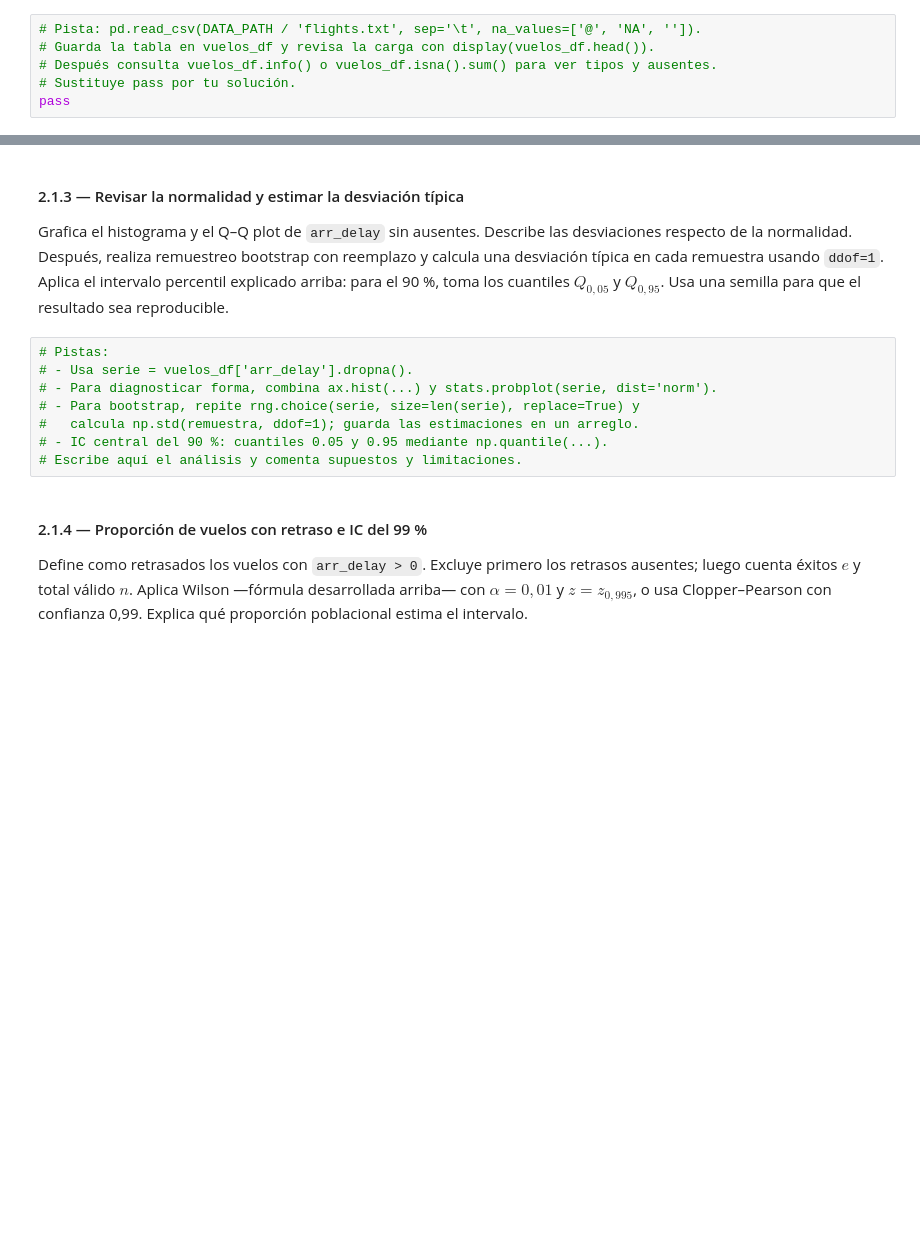
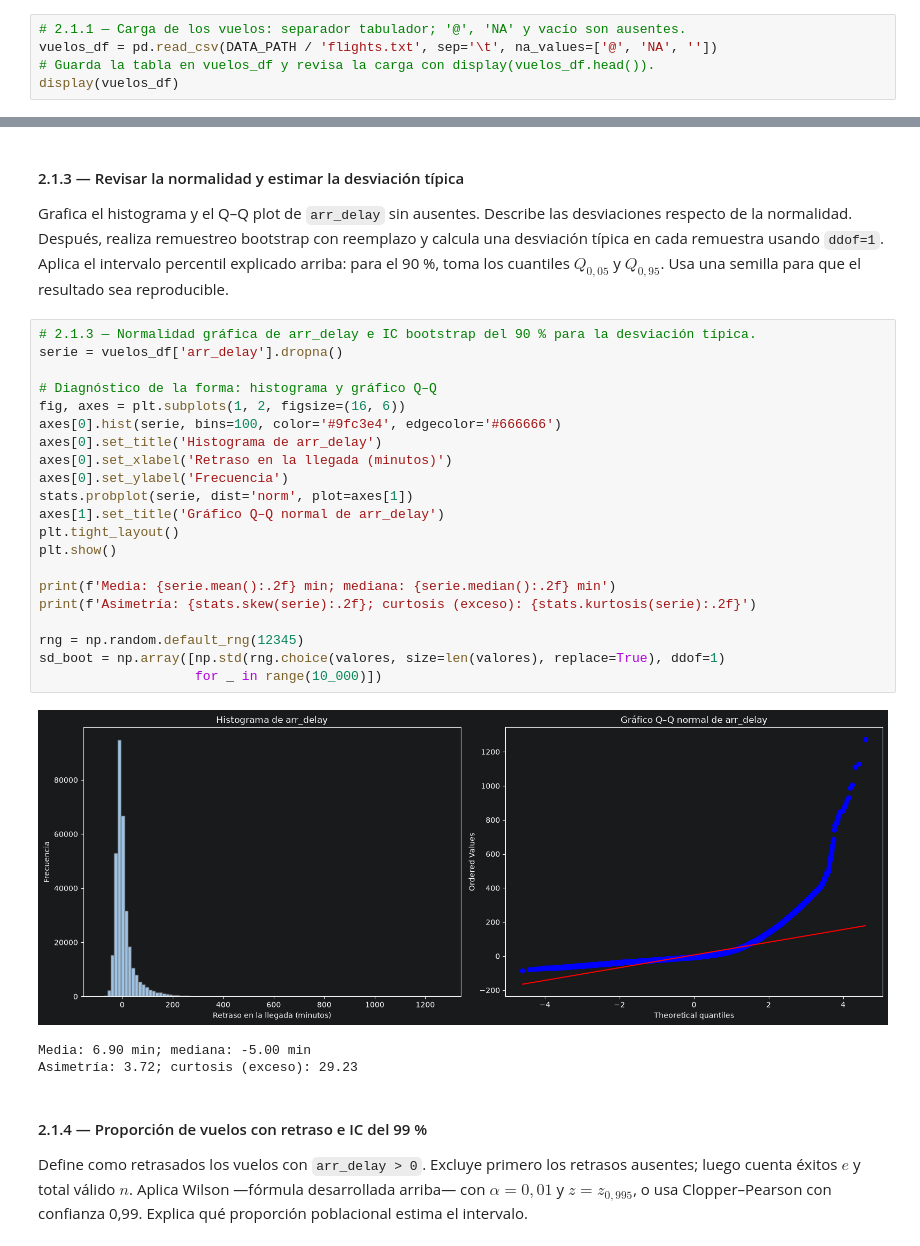
Before and after one commit to guiruha/LaSalle_Estadistica, a Jupyter notebook: sesiones/sesion2/s2_1.ipynb, the cells around one changed output, grey strips where cells are left out. Saved outputs shown, nothing was run; the diff lists cells and outputs as text; blank space fills up the shorter version.

```diff
--- a/sesiones/sesion2/s2_1.ipynb
+++ b/sesiones/sesion2/s2_1.ipynb
@@ -540,8 +660,7 @@ Resuelve cada apartado de forma independiente y en orden. Usa los resultados de
 
 Lee `flights.txt` desde `DATA_PATH`, separado por tabulaciones. Trata `@`, `NA` y las celdas vacías como valores ausentes. Guarda la tabla en `vuelos_df`; comprueba las primeras filas, los nombres de columnas y el número de ausentes antes de continuar.
 # %%
-# Pista: pd.read_csv(DATA_PATH / 'flights.txt', sep='\t', na_values=['@', 'NA', '']).
+# 2.1.1 — Carga de los vuelos: separador tabulador; '@', 'NA' y vacío son ausentes.
+vuelos_df = pd.read_csv(DATA_PATH / 'flights.txt', sep='\t', na_values=['@', 'NA', ''])
 # Guarda la tabla en vuelos_df y revisa la carga con display(vuelos_df.head()).
-# Después consulta vuelos_df.info() o vuelos_df.isna().sum() para ver tipos y ausentes.
-# Sustituye pass por tu solución.
-pass
+display(vuelos_df)
@@ -560,13 +753,30 @@ pass
 
 Grafica el histograma y el Q–Q plot de `arr_delay` sin ausentes. Describe las desviaciones respecto de la normalidad. Después, realiza remuestreo bootstrap con reemplazo y calcula una desviación típica en cada remuestra usando `ddof=1`. Aplica el intervalo percentil explicado arriba: para el 90 %, toma los cuantiles $Q_{0{,}05}$ y $Q_{0{,}95}$. Usa una semilla para que el resultado sea reproducible.
 # %%
-# Pistas:
-# - Usa serie = vuelos_df['arr_delay'].dropna().
-# - Para diagnosticar forma, combina ax.hist(...) y stats.probplot(serie, dist='norm').
-# - Para bootstrap, repite rng.choice(serie, size=len(serie), replace=True) y
-#   calcula np.std(remuestra, ddof=1); guarda las estimaciones en un arreglo.
-# - IC central del 90 %: cuantiles 0.05 y 0.95 mediante np.quantile(...).
-# Escribe aquí el análisis y comenta supuestos y limitaciones.
+# 2.1.3 — Normalidad gráfica de arr_delay e IC bootstrap del 90 % para la desviación típica.
+serie = vuelos_df['arr_delay'].dropna()
+
+# Diagnóstico de la forma: histograma y gráfico Q–Q
+fig, axes = plt.subplots(1, 2, figsize=(16, 6))
+axes[0].hist(serie, bins=100, color='#9fc3e4', edgecolor='#666666')
+axes[0].set_title('Histograma de arr_delay')
+axes[0].set_xlabel('Retraso en la llegada (minutos)')
+axes[0].set_ylabel('Frecuencia')
+stats.probplot(serie, dist='norm', plot=axes[1])
+axes[1].set_title('Gráfico Q–Q normal de arr_delay')
+plt.tight_layout()
+plt.show()
+
+print(f'Media: {serie.mean():.2f} min; mediana: {serie.median():.2f} min')
+print(f'Asimetría: {stats.skew(serie):.2f}; curtosis (exceso): {stats.kurtosis(serie):.2f}')
+
+rng = np.random.default_rng(12345)
+sd_boot = np.array([np.std(rng.choice(valores, size=len(valores), replace=True), ddof=1)
+                    for _ in range(10_000)])
+# %% [output]
+[figure, added]
+Media: 6.90 min; mediana: -5.00 min
+Asimetría: 3.72; curtosis (exceso): 29.23
 # %% [markdown]
 #### 2.1.4 — Proporción de vuelos con retraso e IC del 99 %
 
```
Also changed, not shown: parts of 29 cells of this notebook, 1 other file.
